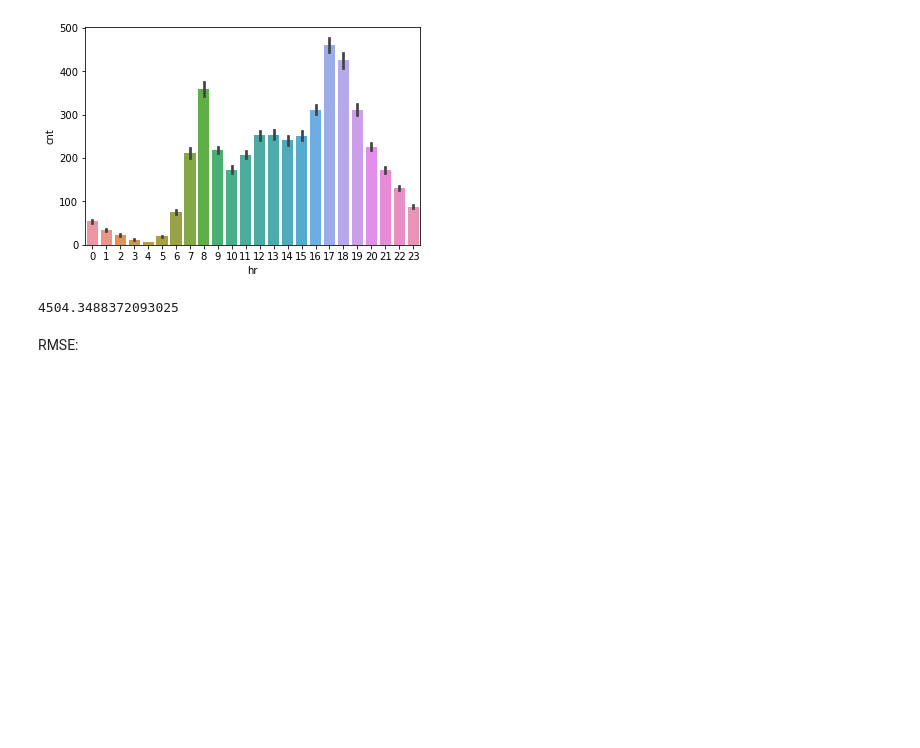
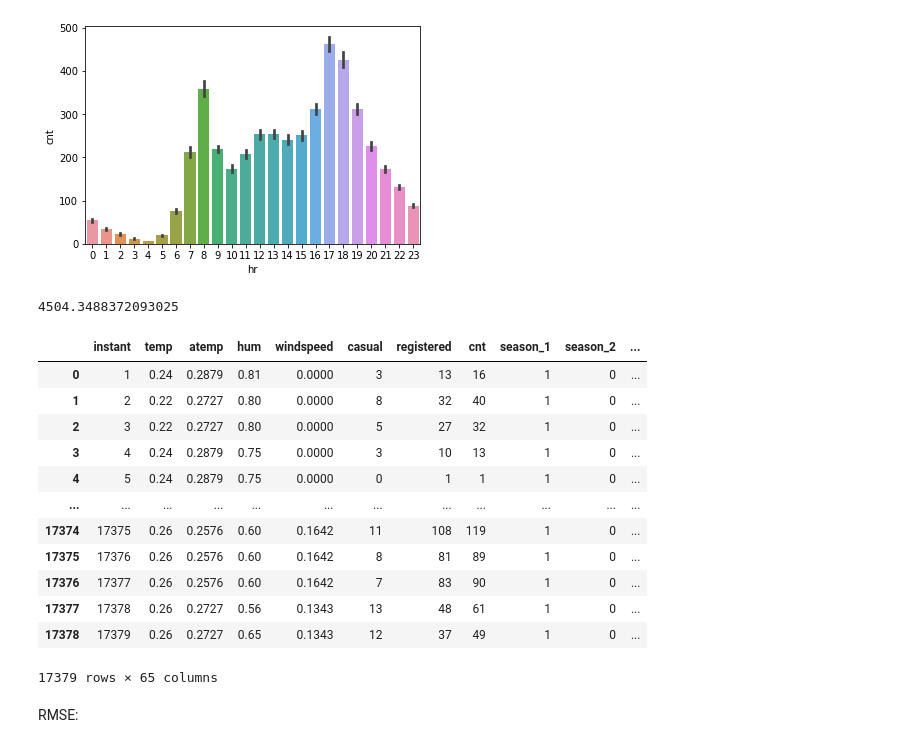
Before and after one commit to Apthox/CST383_Project2, a Jupyter notebook: Boris/Temp.ipynb, the cells around one changed output. Saved outputs shown, nothing was run; the diff lists cells and outputs as text; code cells hidden in the pictures; blank space fills up the shorter version.

```diff
--- a/Boris/Temp.ipynb
+++ b/Boris/Temp.ipynb
@@ -158,3 +156,20 @@ df_no_date = df_h.drop(columns=["dteday"])
+# %%
+df_no_date = df_h.drop(columns=["dteday"])
+pd.get_dummies(data = df_no_date, columns = ["season", "yr", "mnth", "hr", "holiday", "weekday", "workingday", "weathersit"])
+# %% [output]
+|  | instant | temp | atemp | hum | windspeed | casual | registered | cnt | season_1 | season_2 | ... |
+| 0 | 1 | 0.24 | 0.2879 | 0.81 | 0.0000 | 3 | 13 | 16 | 1 | 0 | ... |
+| 1 | 2 | 0.22 | 0.2727 | 0.80 | 0.0000 | 8 | 32 | 40 | 1 | 0 | ... |
+| 2 | 3 | 0.22 | 0.2727 | 0.80 | 0.0000 | 5 | 27 | 32 | 1 | 0 | ... |
+| 3 | 4 | 0.24 | 0.2879 | 0.75 | 0.0000 | 3 | 10 | 13 | 1 | 0 | ... |
+| 4 | 5 | 0.24 | 0.2879 | 0.75 | 0.0000 | 0 | 1 | 1 | 1 | 0 | ... |
+| ... | ... | ... | ... | ... | ... | ... | ... | ... | ... | ... | ... |
+| 17374 | 17375 | 0.26 | 0.2576 | 0.60 | 0.1642 | 11 | 108 | 119 | 1 | 0 | ... |
+| 17375 | 17376 | 0.26 | 0.2576 | 0.60 | 0.1642 | 8 | 81 | 89 | 1 | 0 | ... |
+| 17376 | 17377 | 0.26 | 0.2576 | 0.60 | 0.1642 | 7 | 83 | 90 | 1 | 0 | ... |
+| 17377 | 17378 | 0.26 | 0.2727 | 0.56 | 0.1343 | 13 | 48 | 61 | 1 | 0 | ... |
+| 17378 | 17379 | 0.26 | 0.2727 | 0.65 | 0.1343 | 12 | 37 | 49 | 1 | 0 | ... |
+17379 rows × 65 columns
 # %%
 predictors = df_no_date.columns[(df_no_date.columns != "cnt")&(df_no_date.columns != 'registered')&(df_no_date.columns != 'casual')]
 X = df_no_date[predictors].values
```
Also changed, not shown: parts of 8 cells of this notebook.
